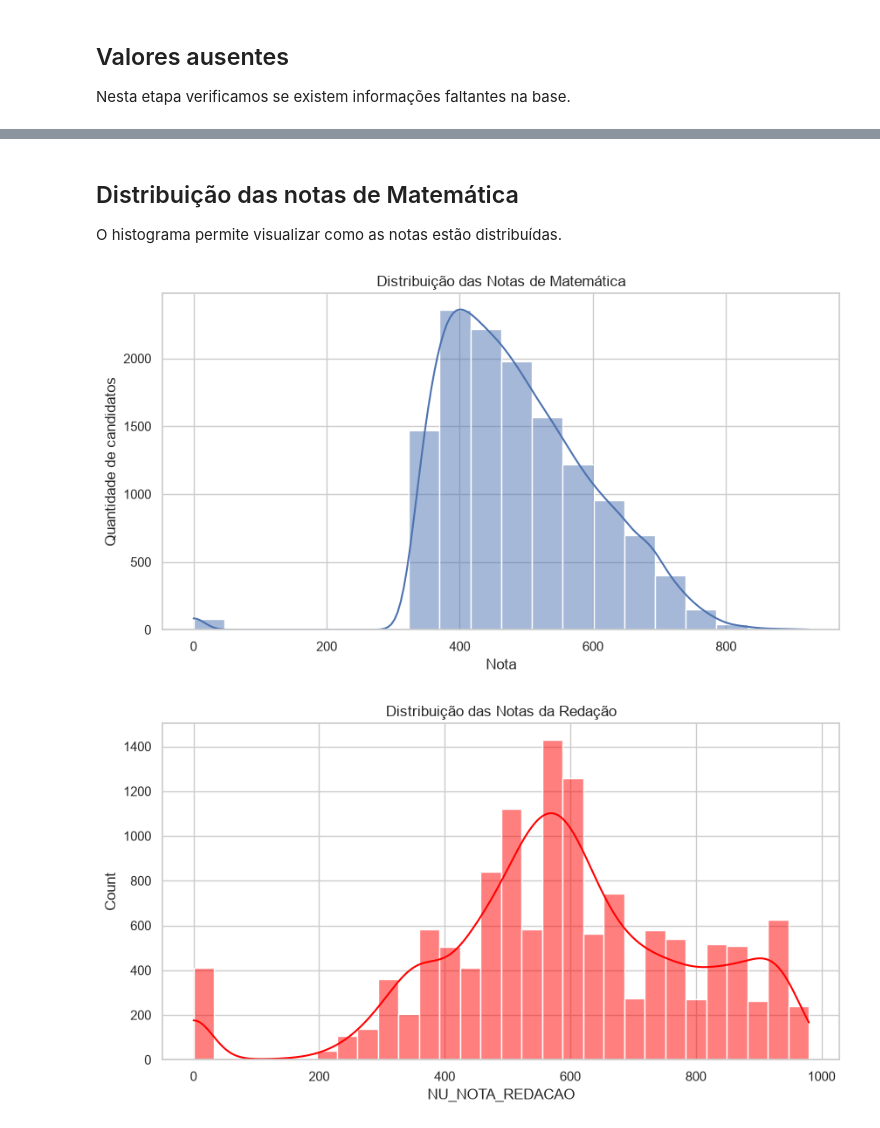
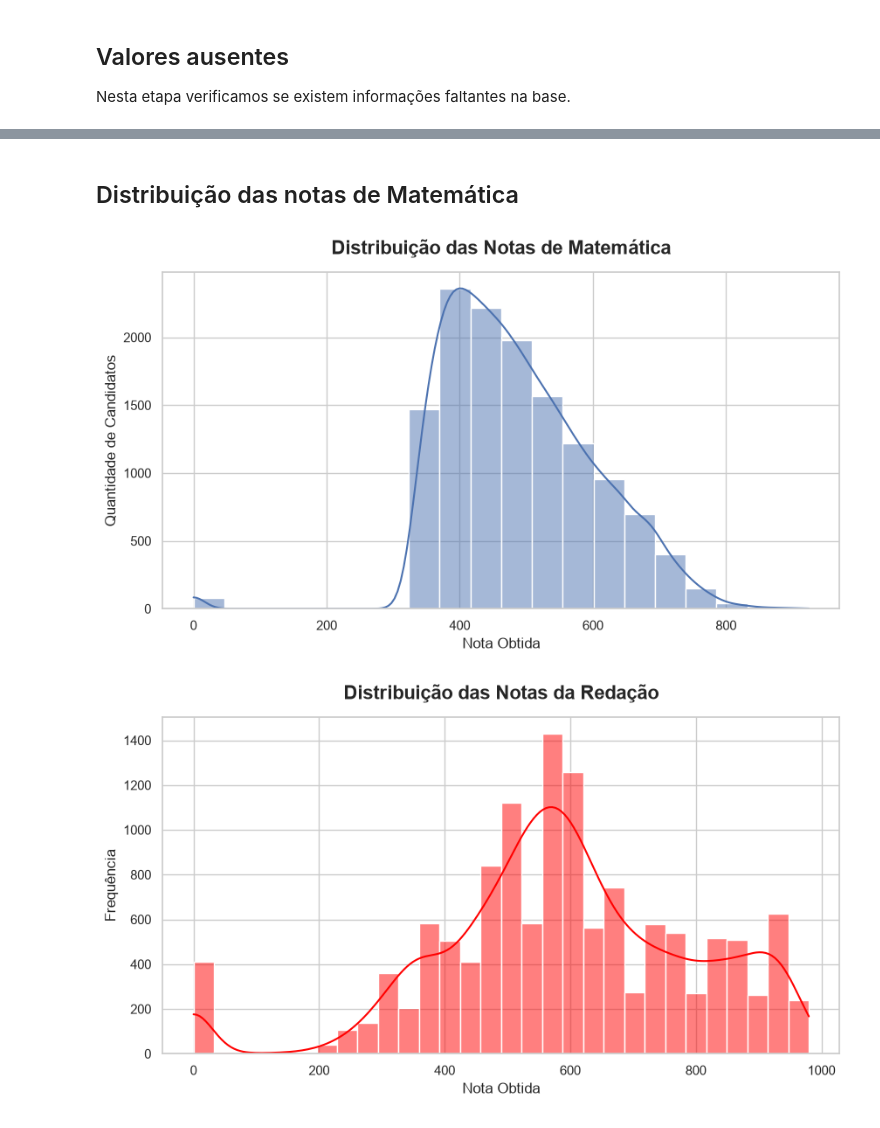
Before and after one commit to mvs105/TESI1---2026.1, a Jupyter notebook: analise_exploratoria_enem_acre.ipynb, the cells around one changed output, grey strips where cells are left out. Cells and saved outputs as stored; diff of their text form; code cells hidden in the pictures.

```diff
--- a/analise_exploratoria_enem_acre.ipynb
+++ b/analise_exploratoria_enem_acre.ipynb
@@ -22,7 +22,7 @@ import seaborn as sns
 
 # Configurações
 
-sns.set_theme(style="whitegrid")
+# sns.set_theme(style="whitegrid")
 
 pd.set_option("display.max_columns", None)
 pd.set_option("display.max_rows", 100)
@@ -164,16 +152,7 @@ TP_ESCOLA                  0.00
 dtype: float64
 # %% [markdown]
 ## Distribuição das notas de Matemática
-
-O histograma permite visualizar como as notas estão distribuídas.
 # %%
-from scipy import stats
-
-# print(df_acre['NU_NOTA_MT'].skew())
-# print(df_acre['NU_NOTA_MT'].kurt())
-
-# print(stats.shapiro(df_acre['NU_NOTA_MT']))
-
 plt.figure(figsize=(10,5))
 
 sns.histplot(
@@ -183,33 +162,31 @@ sns.histplot(
     kde=True
 )
 
-plt.title("Distribuição das Notas de Matemática")
-plt.xlabel("Nota")
-plt.ylabel("Quantidade de candidatos")
+plt.title("Distribuição das Notas de Matemática", fontsize=16, fontweight="bold", pad=15)
+plt.xlabel("Nota Obtida")
+plt.ylabel("Quantidade de Candidatos")
 
 plt.show()
 # %% [output]
-[figure, old version]
+[figure, new version]
 # %%
-# print(df_acre['NU_NOTA_REDACAO'].skew())
-# print(df_acre['NU_NOTA_REDACAO'].kurt())
-
-# print(stats.shapiro(df_acre['NU_NOTA_REDACAO']))
 plt.figure(figsize=(10,5))
 
 sns.histplot(
     data=df_acre,
     x="NU_NOTA_REDACAO",
     bins=30,
     kde=True,
     color="red"
 )
 
-plt.title("Distribuição das Notas da Redação")
+plt.title("Distribuição das Notas da Redação", fontsize=16, fontweight="bold", pad=15)
+plt.xlabel("Nota Obtida")
+plt.ylabel("Frequência")
 
 plt.show()
 # %% [output]
-[figure, old version]
+[figure, new version]
 # %%
 df_idades = (df_acre["TP_FAIXA_ETARIA"])
 
```
Also changed, not shown: parts of 18 cells of this notebook.
